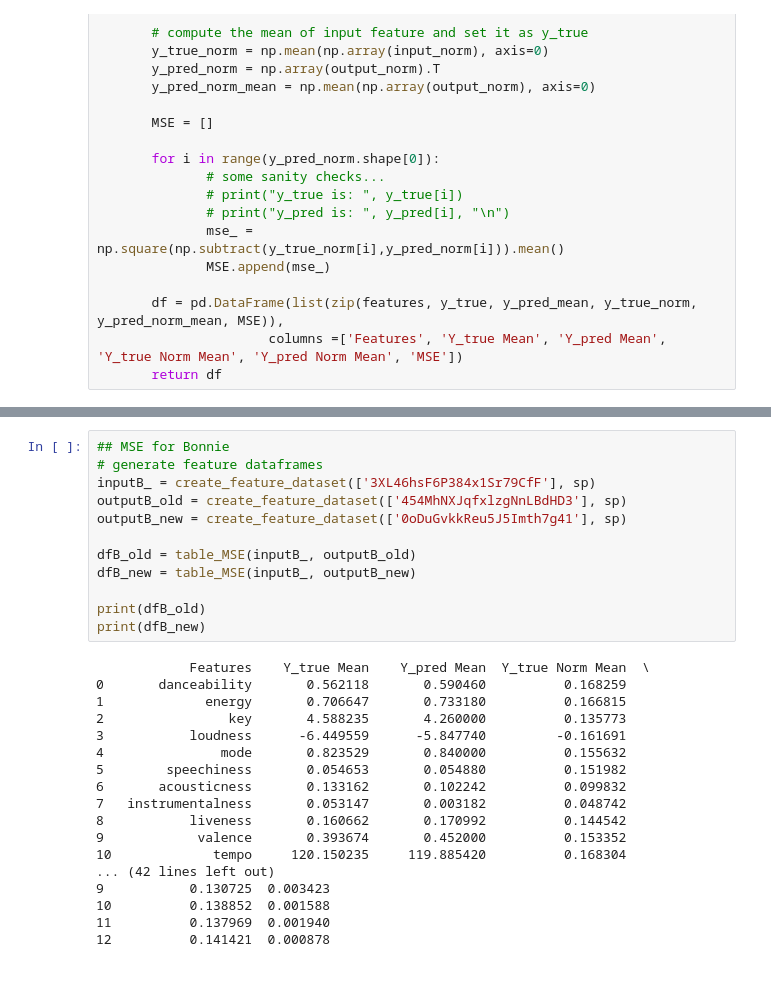
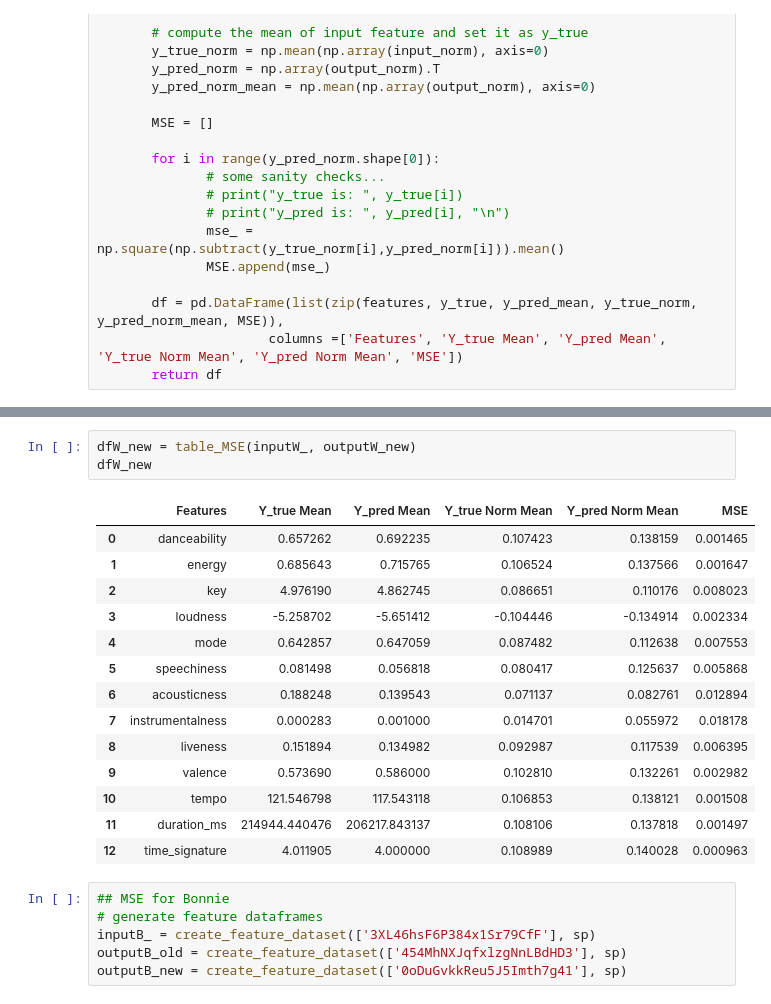
Before and after one commit to EMZEDI/Mixerify, a Jupyter notebook: PyPackage/MSE.ipynb, the cells around one changed output, grey strips where cells are left out. Drawn from its saved outputs; the diff is of its cells as text; blank space fills up the shorter version.

```diff
--- a/PyPackage/MSE.ipynb
+++ b/PyPackage/MSE.ipynb
@@ -99,30 +121,24 @@ print(dfW_new)
+# %%
+dfW_new = table_MSE(inputW_, outputW_new)
+dfW_new
+# %% [output]
+|  | Features | Y_true Mean | Y_pred Mean | Y_true Norm Mean | Y_pred Norm Mean | MSE |
+| 0 | danceability | 0.657262 | 0.692235 | 0.107423 | 0.138159 | 0.001465 |
+| 1 | energy | 0.685643 | 0.715765 | 0.106524 | 0.137566 | 0.001647 |
+| 2 | key | 4.976190 | 4.862745 | 0.086651 | 0.110176 | 0.008023 |
+| 3 | loudness | -5.258702 | -5.651412 | -0.104446 | -0.134914 | 0.002334 |
+| 4 | mode | 0.642857 | 0.647059 | 0.087482 | 0.112638 | 0.007553 |
+| 5 | speechiness | 0.081498 | 0.056818 | 0.080417 | 0.125637 | 0.005868 |
+| 6 | acousticness | 0.188248 | 0.139543 | 0.071137 | 0.082761 | 0.012894 |
+| 7 | instrumentalness | 0.000283 | 0.001000 | 0.014701 | 0.055972 | 0.018178 |
+| 8 | liveness | 0.151894 | 0.134982 | 0.092987 | 0.117539 | 0.006395 |
+| 9 | valence | 0.573690 | 0.586000 | 0.102810 | 0.132261 | 0.002982 |
+| 10 | tempo | 121.546798 | 117.543118 | 0.106853 | 0.138121 | 0.001508 |
+| 11 | duration_ms | 214944.440476 | 206217.843137 | 0.108106 | 0.137818 | 0.001497 |
+| 12 | time_signature | 4.011905 | 4.000000 | 0.108989 | 0.140028 | 0.000963 |
 # %%
 ## MSE for Bonnie
 # generate feature dataframes
 inputB_ = create_feature_dataset(['3XL46hsF6P384x1Sr79CfF'], sp)
 outputB_old = create_feature_dataset(['454MhNXJqfxlzgNnLBdHD3'], sp)
 outputB_new = create_feature_dataset(['0oDuGvkkReu5J5Imth7g41'], sp)
-
-dfB_old = table_MSE(inputB_, outputB_old)
-dfB_new = table_MSE(inputB_, outputB_new)
-
-print(dfB_old)
-print(dfB_new)
-# %% [output]
-            Features    Y_true Mean    Y_pred Mean  Y_true Norm Mean  \
-0       danceability       0.562118       0.590460          0.168259
-1             energy       0.706647       0.733180          0.166815
-2                key       4.588235       4.260000          0.135773
-3           loudness      -6.449559      -5.847740         -0.161691
-4               mode       0.823529       0.840000          0.155632
-5        speechiness       0.054653       0.054880          0.151982
-6       acousticness       0.133162       0.102242          0.099832
-7   instrumentalness       0.053147       0.003182          0.048742
-8           liveness       0.160662       0.170992          0.144542
-9            valence       0.393674       0.452000          0.153352
-10             tempo     120.150235     119.885420          0.168304
-... (42 lines left out)
-9           0.130725  0.003423
-10          0.138852  0.001588
-11          0.137969  0.001940
-12          0.141421  0.000878
```
Also changed, not shown: parts of 10 cells of this notebook.
